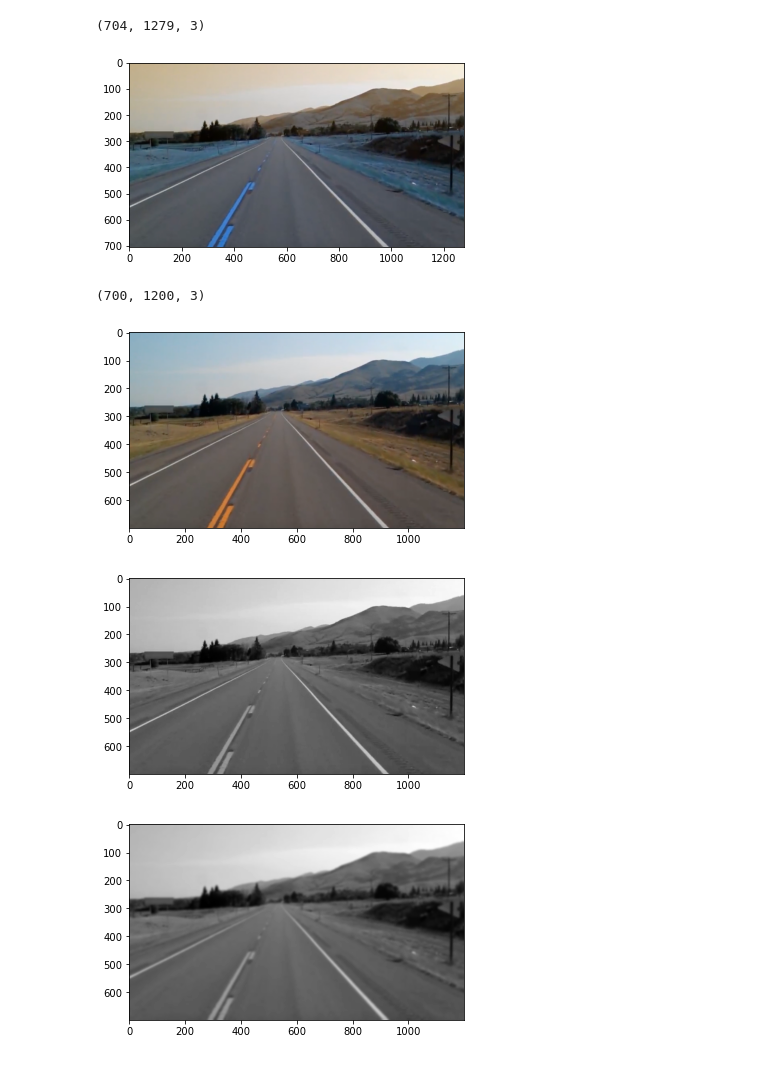
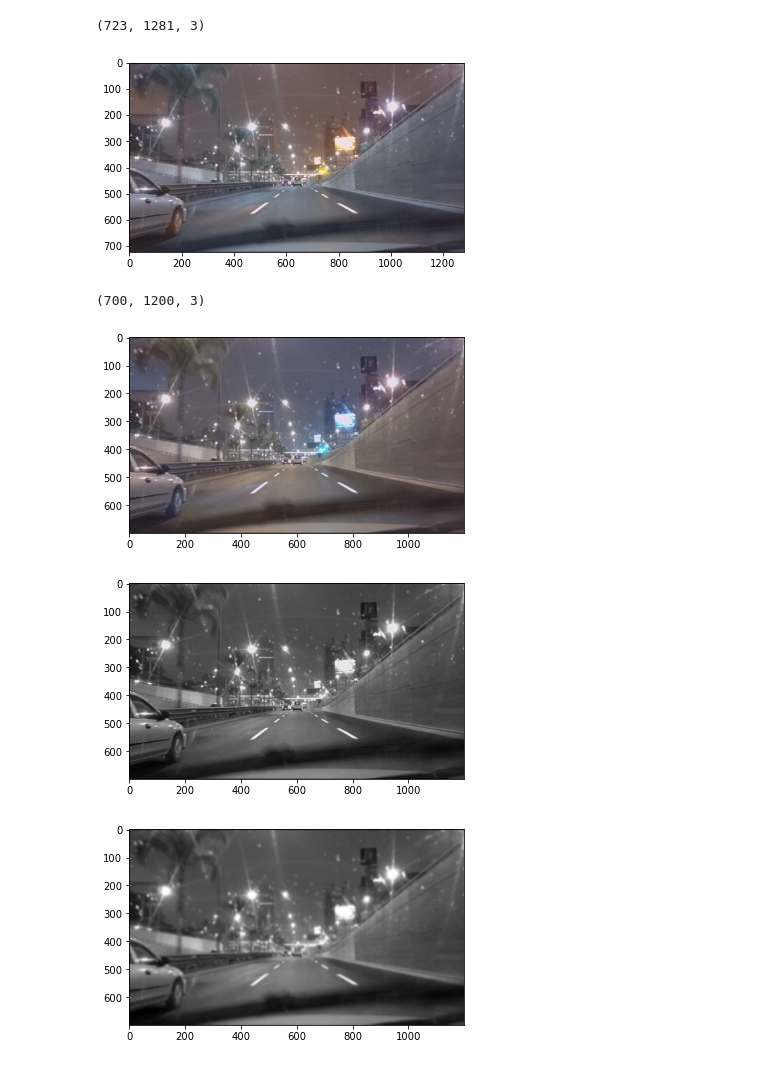
Before and after one commit to markopuch/project_imge_processing, a Jupyter notebook: main.ipynb, the cells around one changed output. Cells and saved outputs as stored; diff of their text form; code cells hidden in the pictures.

```diff
--- a/main.ipynb
+++ b/main.ipynb
@@ -6,19 +7,19 @@ import glob
 # %%
-img=cv2.imread('test_image_1.jpg',1)
+img=cv2.imread('test_image_8.jpg',1) #8
 
 print(img.shape)
 plt.imshow(img)
 plt.show()
 # %% [output]
-(704, 1279, 3)
+(723, 1281, 3)
-[figure, old version]
+[figure, new version]
 # %%
 img=cv2.resize(img,(1200,700))
 print (img.shape)
-rgb = cv2.cvtColor(img, cv2.COLOR_BGR2RGB)
-img_process=np.copy(rgb)
-plt.imshow(rgb)
+img = cv2.cvtColor(img, cv2.COLOR_BGR2RGB)
+img_process=np.copy(img)
+plt.imshow(img_process)
 plt.show()
 # %% [output]
 (700, 1200, 3)
-[figure, old version]
+[figure, new version]
@@ -27,14 +37,14 @@ gray=cv2.cvtColor(img_process,cv2.COLOR_RGB2GRAY)
 plt.imshow(gray,cmap='gray')
 plt.show()
 # %% [output]
-[figure, old version]
+[figure, new version]
 # %%
 kernel=15
 gauss_filter = cv2.GaussianBlur(gray,(kernel,kernel),3)
 plt.imshow(gauss_filter,cmap='gray')
 plt.show()
 # %% [output]
-[figure, old version]
+[figure, new version]
 # %%
 gray_rgb=cv2.cvtColor(gauss_filter,cv2.COLOR_GRAY2RGB)
 plt.imshow(gray_rgb)
```
Also changed, not shown: parts of 4 cells of this notebook, 4 other files.
